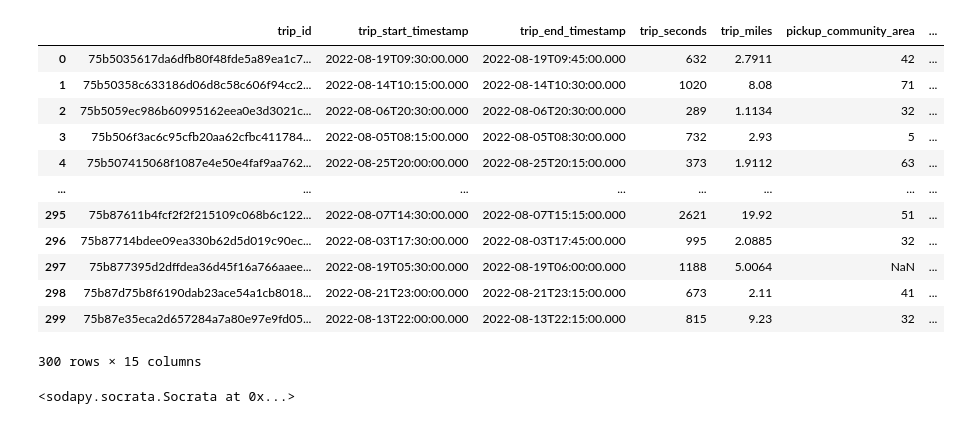
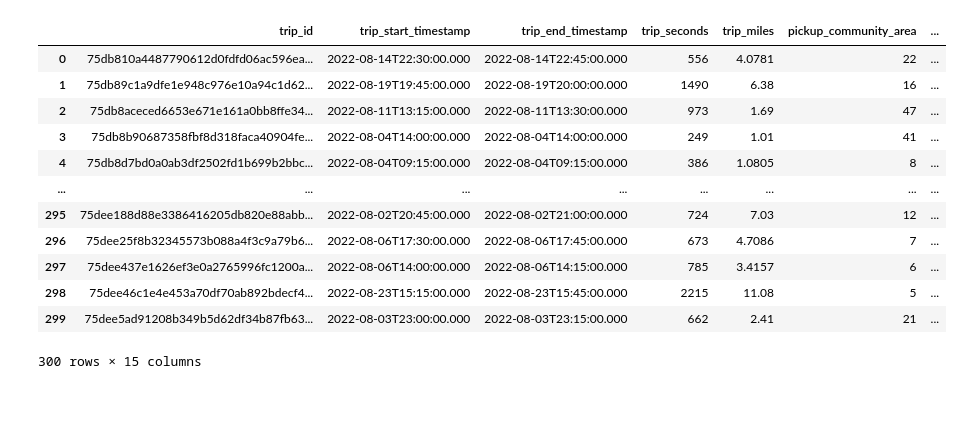
Before and after one commit to shaildesai98/Project-, a Jupyter notebook: test_notebook.ipynb, the cells around one changed output. Cells and saved outputs as stored; diff of their text form; code cells hidden in the pictures.

```diff
--- a/test_notebook.ipynb
+++ b/test_notebook.ipynb
@@ -44,0 +9,12 @@ taxi_results_df
+# %%
+client = Socrata("data.cityofchicago.org",
+                my_app_token,
+                username=chicago_username,
+                password=chicago_password)
+
+ride_results = client.get("m6dm-c72p", limit=300)
+
+# Convert to pandas DataFrame
+ride_results_df = pd.DataFrame.from_records(ride_results)
+
+ride_results_df
@@ -45,56 +35,35 @@ taxi_results_df
 # %%
 drop = ["pickup_census_tract",
         "dropoff_census_tract",
         "shared_trip_authorized",
         "trips_pooled",
         "pickup_centroid_location",
         "dropoff_centroid_location"]
 
-taxi_df = results_df.drop(drop, axis=1)
-taxi_df['pickup_centroid_latitude'] = taxi_df['pickup_centroid_latitude'].astype(float)
-taxi_df['pickup_centroid_longitude'] = taxi_df['pickup_centroid_longitude'].astype(float)
-taxi_df['dropoff_centroid_latitude'] = taxi_df['dropoff_centroid_latitude'].astype(float)
-taxi_df['dropoff_centroid_longitude'] = taxi_df['dropoff_centroid_longitude'].astype(float)
-taxi_df.rename(columns={'pickup_centroid_latitude': 'pickup_lat',
+ride_df = ride_results_df.drop(drop, axis=1)
+ride_df['pickup_centroid_latitude'] = ride_df['pickup_centroid_latitude'].astype(float)
+ride_df['pickup_centroid_longitude'] = ride_df['pickup_centroid_longitude'].astype(float)
+ride_df['dropoff_centroid_latitude'] = ride_df['dropoff_centroid_latitude'].astype(float)
+ride_df['dropoff_centroid_longitude'] = ride_df['dropoff_centroid_longitude'].astype(float)
+
+ride_df.rename(columns={'pickup_centroid_latitude': 'pickup_lat',
                          'pickup_centroid_longitude': 'pickup_lon',
                          'dropoff_centroid_latitude': 'dropoff_lat',
                          'dropoff_centroid_longitude': 'dropoff_lon'
                          }, inplace=True)
 
-taxi_df
+ride_df
 # %% [output]
 |  | trip_id | trip_start_timestamp | trip_end_timestamp | trip_seconds | trip_miles | pickup_community_area | ... |
-| 0 | 75b5035617da6dfb80f48fde5a89ea1c7... | 2022-08-19T09:30:00.000 | 2022-08-19T09:45:00.000 | 632 | 2.7911 | 42 | ... |
-| 1 | 75b50358c633186d06d8c58c606f94cc2... | 2022-08-14T10:15:00.000 | 2022-08-14T10:30:00.000 | 1020 | 8.08 | 71 | ... |
-| 2 | 75b5059ec986b60995162eea0e3d3021c... | 2022-08-06T20:30:00.000 | 2022-08-06T20:30:00.000 | 289 | 1.1134 | 32 | ... |
-| 3 | 75b506f3ac6c95cfb20aa62cfbc411784... | 2022-08-05T08:15:00.000 | 2022-08-05T08:30:00.000 | 732 | 2.93 | 5 | ... |
-| 4 | 75b507415068f1087e4e50e4faf9aa762... | 2022-08-25T20:00:00.000 | 2022-08-25T20:15:00.000 | 373 | 1.9112 | 63 | ... |
+| 0 | 75db810a4487790612d0fdfd06ac596ea... | 2022-08-14T22:30:00.000 | 2022-08-14T22:45:00.000 | 556 | 4.0781 | 22 | ... |
+| 1 | 75db89c1a9dfe1e948c976e10a94c1d62... | 2022-08-19T19:45:00.000 | 2022-08-19T20:00:00.000 | 1490 | 6.38 | 16 | ... |
+| 2 | 75db8aceced6653e671e161a0bb8ffe34... | 2022-08-11T13:15:00.000 | 2022-08-11T13:30:00.000 | 973 | 1.69 | 47 | ... |
+| 3 | 75db8b90687358fbf8d318faca40904fe... | 2022-08-04T14:00:00.000 | 2022-08-04T14:00:00.000 | 249 | 1.01 | 41 | ... |
+| 4 | 75db8d7bd0a0ab3df2502fd1b699b2bbc... | 2022-08-04T09:15:00.000 | 2022-08-04T09:15:00.000 | 386 | 1.0805 | 8 | ... |
 | ... | ... | ... | ... | ... | ... | ... | ... |
-| 295 | 75b87611b4fcf2f2f215109c068b6c122... | 2022-08-07T14:30:00.000 | 2022-08-07T15:15:00.000 | 2621 | 19.92 | 51 | ... |
-| 296 | 75b87714bdee09ea330b62d5d019c90ec... | 2022-08-03T17:30:00.000 | 2022-08-03T17:45:00.000 | 995 | 2.0885 | 32 | ... |
-| 297 | 75b877395d2dffdea36d45f16a766aaee... | 2022-08-19T05:30:00.000 | 2022-08-19T06:00:00.000 | 1188 | 5.0064 | NaN | ... |
-| 298 | 75b87d75b8f6190dab23ace54a1cb8018... | 2022-08-21T23:00:00.000 | 2022-08-21T23:15:00.000 | 673 | 2.11 | 41 | ... |
-| 299 | 75b87e35eca2d657284a7a80e97e9fd05... | 2022-08-13T22:00:00.000 | 2022-08-13T22:15:00.000 | 815 | 9.23 | 32 | ... |
+| 295 | 75dee188d88e3386416205db820e88abb... | 2022-08-02T20:45:00.000 | 2022-08-02T21:00:00.000 | 724 | 7.03 | 12 | ... |
+| 296 | 75dee25f8b32345573b088a4f3c9a79b6... | 2022-08-06T17:30:00.000 | 2022-08-06T17:45:00.000 | 673 | 4.7086 | 7 | ... |
+| 297 | 75dee437e1626ef3e0a2765996fc1200a... | 2022-08-06T14:00:00.000 | 2022-08-06T14:15:00.000 | 785 | 3.4157 | 6 | ... |
+| 298 | 75dee46c1e4e453a70df70ab892bdecf4... | 2022-08-23T15:15:00.000 | 2022-08-23T15:45:00.000 | 2215 | 11.08 | 5 | ... |
+| 299 | 75dee5ad91208b349b5d62df34b87fb63... | 2022-08-03T23:00:00.000 | 2022-08-03T23:15:00.000 | 662 | 2.41 | 21 | ... |
 300 rows × 15 columns
-# %%
-
-# Unauthenticated client only works with public data sets. Note 'None'
-# in place of application token, and no username or password:
-#client = Socrata("data.cityofchicago.org", None)
-
-#Example authenticated client (needed for non-public datasets):
-client = Socrata("data.cityofchicago.org",
-                my_app_token,
-                username=chicago_username,
-                password=chicago_password)
-
-# First 2000 results, returned as JSON from API / converted to Python list of
-# dictionaries by sodapy.
-#share_results = client.get("wrvz-psew", limit=300)
-
-# Convert to pandas DataFrame
-#share_results_df = pd.DataFrame.from_records(share_results)
-
-client
-# %% [output]
-<sodapy.socrata.Socrata at 0x...>
```
Also changed, not shown: parts of 7 cells of this notebook.
